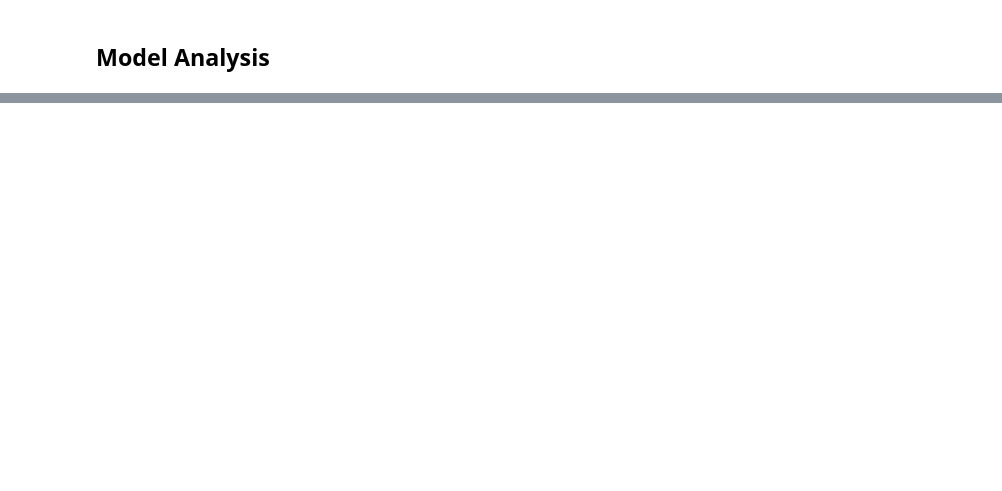
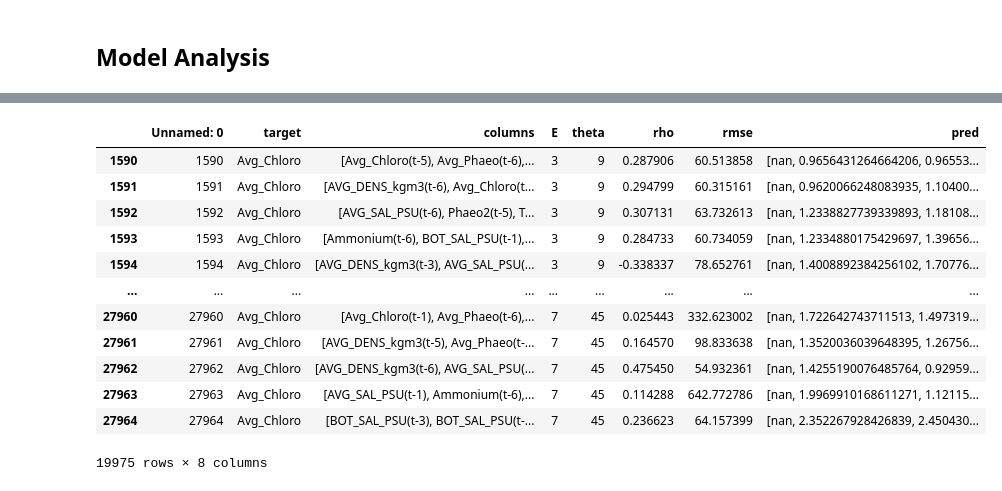
Before and after one commit to aparaselli/HAB-Prediction-Research, a Jupyter notebook: Code/model_analysis.ipynb, the cells around one changed output, grey strips where cells are left out. Cells and saved outputs as stored; diff of their text form; code cells hidden in the pictures; blank space fills up the shorter version.

```diff
--- a/Code/model_analysis.ipynb
+++ b/Code/model_analysis.ipynb
@@ -214,0 +226,16 @@ In the eval set there is 25 blooms
+# %%
+parameters[parameters['theta'] > 5]
+# %% [output]
+|  | Unnamed: 0 | target | columns | E | theta | rho | rmse | pred |
+| 1590 | 1590 | Avg_Chloro | [Avg_Chloro(t-5), Avg_Phaeo(t-6),... | 3 | 9 | 0.287906 | 60.513858 | [nan, 0.9656431264664206, 0.96553... |
+| 1591 | 1591 | Avg_Chloro | [AVG_DENS_kgm3(t-6), Avg_Chloro(t... | 3 | 9 | 0.294799 | 60.315161 | [nan, 0.9620066248083935, 1.10400... |
+| 1592 | 1592 | Avg_Chloro | [AVG_SAL_PSU(t-6), Phaeo2(t-5), T... | 3 | 9 | 0.307131 | 63.732613 | [nan, 1.2338827739339893, 1.18108... |
+| 1593 | 1593 | Avg_Chloro | [Ammonium(t-6), BOT_SAL_PSU(t-1),... | 3 | 9 | 0.284733 | 60.734059 | [nan, 1.2334880175429697, 1.39656... |
+| 1594 | 1594 | Avg_Chloro | [AVG_DENS_kgm3(t-3), AVG_SAL_PSU(... | 3 | 9 | -0.338337 | 78.652761 | [nan, 1.4008892384256102, 1.70776... |
+| ... | ... | ... | ... | ... | ... | ... | ... | ... |
+| 27960 | 27960 | Avg_Chloro | [Avg_Chloro(t-1), Avg_Phaeo(t-6),... | 7 | 45 | 0.025443 | 332.623002 | [nan, 1.722642743711513, 1.497319... |
+| 27961 | 27961 | Avg_Chloro | [AVG_DENS_kgm3(t-5), Avg_Phaeo(t-... | 7 | 45 | 0.164570 | 98.833638 | [nan, 1.3520036039648395, 1.26756... |
+| 27962 | 27962 | Avg_Chloro | [AVG_DENS_kgm3(t-6), AVG_SAL_PSU(... | 7 | 45 | 0.475450 | 54.932361 | [nan, 1.4255190076485764, 0.92959... |
+| 27963 | 27963 | Avg_Chloro | [AVG_SAL_PSU(t-1), Ammonium(t-6),... | 7 | 45 | 0.114288 | 642.772786 | [nan, 1.9969910168611271, 1.12115... |
+| 27964 | 27964 | Avg_Chloro | [BOT_SAL_PSU(t-3), BOT_SAL_PSU(t-... | 7 | 45 | 0.236623 | 64.157399 | [nan, 2.352267928426839, 2.450430... |
+19975 rows × 8 columns
```
Also changed, not shown: parts of 9 cells of this notebook, 14 other files.
